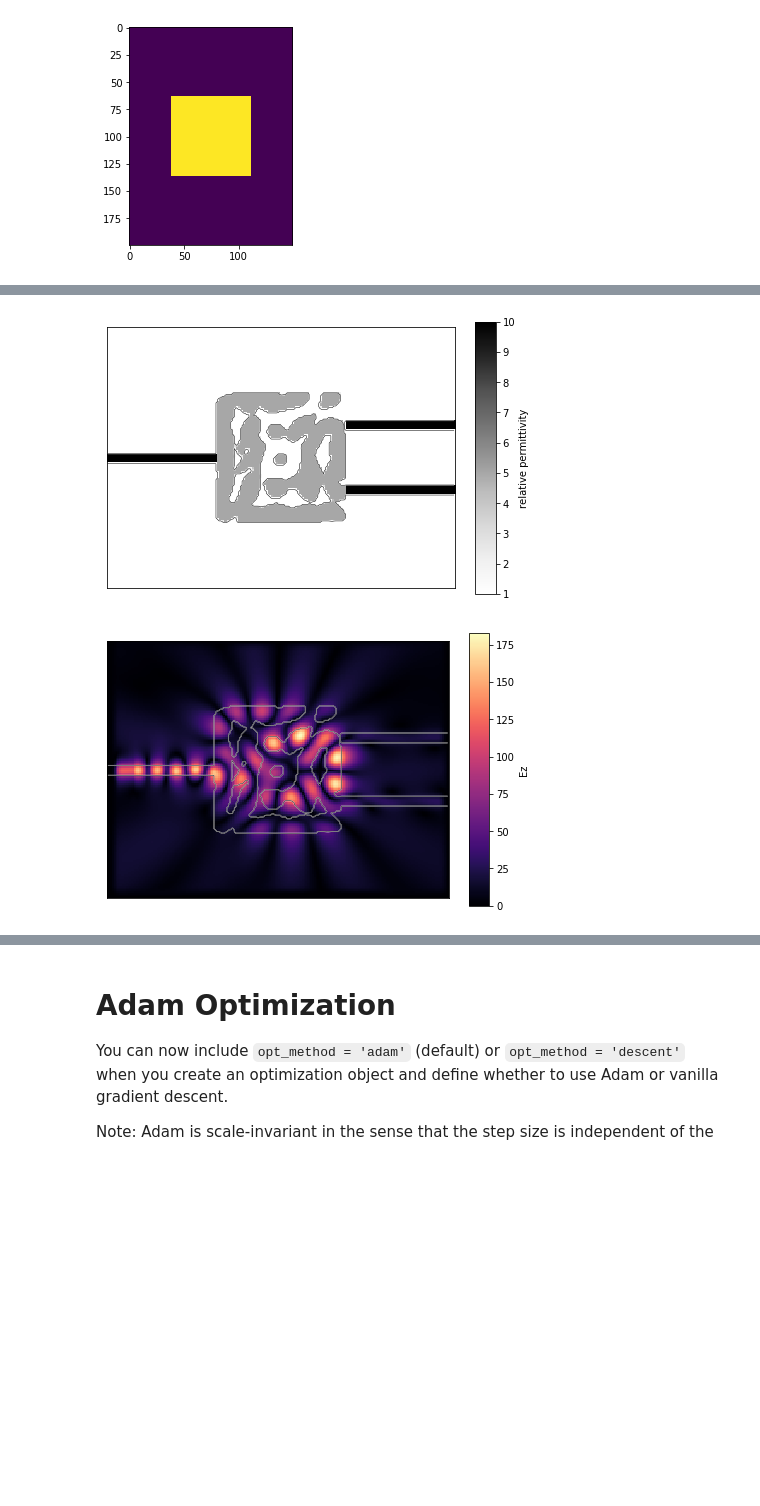
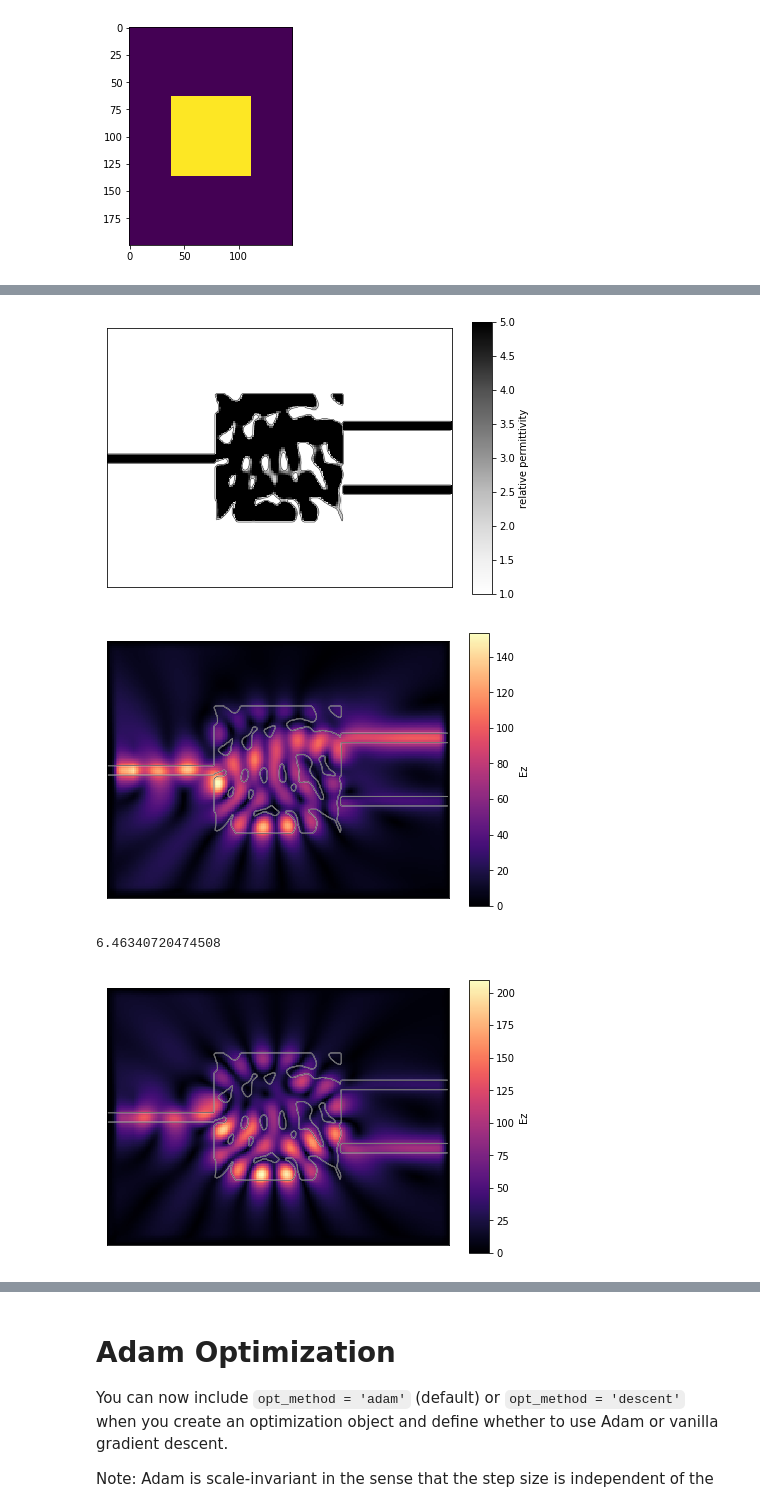
Before and after one commit to fancompute/angler, a Jupyter notebook: Notebooks/Three_Port.ipynb, the cells around one changed output, grey strips where cells are left out. Saved outputs shown, nothing was run; the diff lists cells and outputs as text; code cells hidden in the pictures; blank space fills up the shorter version.

Commit message:
Updated optimization

```diff
--- a/Notebooks/Three_Port.ipynb
+++ b/Notebooks/Three_Port.ipynb
@@ -134,7 +134,7 @@ plt.imshow(design_region)
 simulation.reset_eps(eps_r)
 
 # initialize an optimization object with the optimization-specific parameters
-opt_both = Optimization(Nsteps=1200, J=J, dJdE=dJdE, eps_max=5, step_size=.1, solver='newton', opt_method='adam')
+opt_both = Optimization(Nsteps=200, J=J, dJdE=dJdE, eps_max=5, step_size=.1, solver='newton', opt_method='adam')
 
 # run that optimization with the simulation and your objective function stuff
 (new_eps, obj_fns) = opt_both.run(simulation, regions=regions, nonlin_fns=nonlin_fns)
@@ -187,25 +174,32 @@ NameError: name 'new_eps' is not defined
 # %%
-eps_saved = np.load('../data/eps_good.npy')
+# eps_saved = np.load('../data/eps_good.npy')
 
-eps_saved[design_region == 0] = eps_r[design_region==0]
-simulation.reset_eps(eps_saved)
+# eps_saved[design_region == 0] = eps_r[design_region==0]
+# simulation.reset_eps(eps_saved)
 
+simulation.reset_eps(new_eps)
 simulation.plt_eps()
-
-#W_in = simulation.W_in
+W_in = simulation.W_in
 
 (Hx,Hy,Ez) = simulation.solve_fields()
+simulation.plt_abs()
+plt.show()
 W_top_lin = simulation.flux_probe('x', [Nx-15, ny+int(d/2/dl)], int(d/dl))
 W_bot_lin = simulation.flux_probe('x', [Nx-15, ny-int(d/2/dl)], int(d/dl))
+W_in_lin = simulation.flux_probe('x', [20, ny], 100)
 
 (Hx_nl,Hy_nl,Ez_nl,_) = simulation.solve_fields_nl(nonlin_fns['deps_de'], regions['nonlin'],
                                                    dnl_de=kerr_nl_de,solver_nl='newton')
+print(simulation.W_in)
 W_top_nl = simulation.flux_probe('x', [Nx-15, ny+int(d/2/dl)], int(d/dl))
 W_bot_nl = simulation.flux_probe('x', [Nx-15, ny-int(d/2/dl)], int(d/dl))
+W_in_nl = simulation.flux_probe('x', [20, ny], 100)
 
 simulation.plt_abs()
 plt.show()
 # %% [output]
-[figure, old version]
+[figure, new version]
-[figure, old version]
+[figure, new version]
+6.46340720474508
+[figure, added]
 # %%
```
Also changed, not shown: parts of 9 cells of this notebook.
